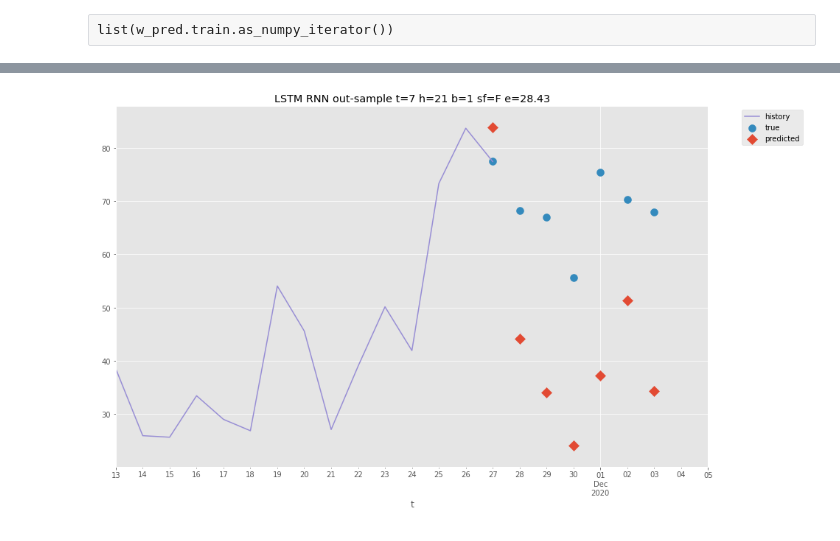
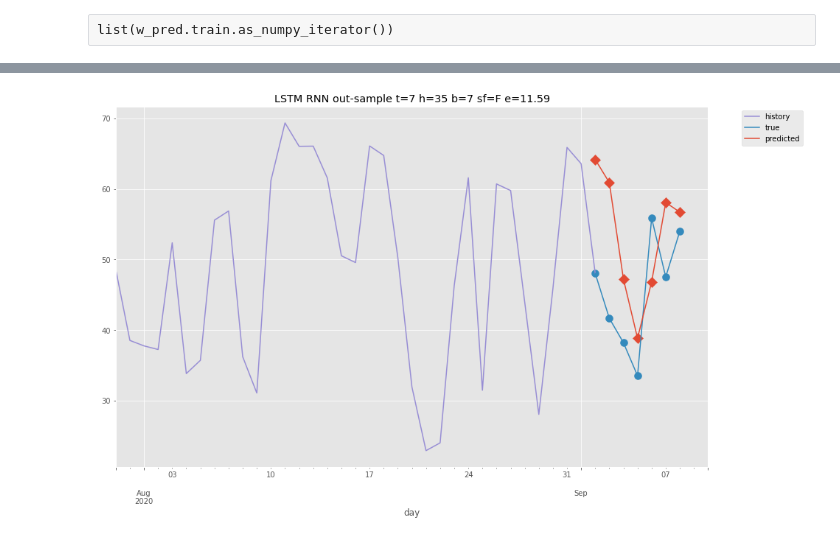
Before and after one commit to a4shubert/statslib, a Jupyter notebook: sandbox/STPB_LSTM_WITH_CLASS.ipynb, the cells around one changed output, grey strips where cells are left out. Drawn from its saved outputs; the diff is of its cells as text; code cells hidden in the pictures.

```diff
--- a/sandbox/STPB_LSTM_WITH_CLASS.ipynb
+++ b/sandbox/STPB_LSTM_WITH_CLASS.ipynb
@@ -71,5 +71,5 @@ FORECAST_HORIZON = 1; FORECAST_HORIZON
 # %% [output]
 1
 # %%
-INPUT_WIDTH = 50; INPUT_WIDTH
+INPUT_WIDTH = 100; INPUT_WIDTH
 # %% [output]
@@ -194,5 +216,5 @@ stb.stat_plots.plot_acf_pcf(y, kwargs_acf=dict(lags=90), kwargs_pacf=dict(lags=9
 # %%
-INP_W = 7*3
+INP_W = 7*5
 OUT_W = 7
-BATC_S = 1
+BATC_S = 7
 SHUFFLE = False
@@ -391,24 +414,24 @@ metric = stb.metrics.root_mean_squared_error
 # %%
 out_of_sample_error = metric(y, y_hat)
 
 fig, ax =plt.subplots(figsize=figsize)
-DM.dm.truncate(after=y_hat.index.min()).iloc[-int(15):]['v'].plot(ax=ax,
+DM.dm.truncate(after=y_hat.index.min()).iloc[-int(INP_W):]['v'].plot(ax=ax,
                                         color=stb.utils.plots.get_standard_colors()[2])
-# y.plot(ax=ax, color=stb.utils.plots.get_standard_colors()[1])
-# y_hat.plot(ax=ax, color=stb.utils.plots.get_standard_colors()[0])
+y.plot(ax=ax, color=stb.utils.plots.get_standard_colors()[1])
+y_hat.plot(ax=ax, color=stb.utils.plots.get_standard_colors()[0])
 
 ax.scatter(y.index, y.values, 100, color=stb.utils.plots.get_standard_colors()[1])
 ax.scatter(y_hat.index, y_hat.values, 100, marker='D', color=stb.utils.plots.get_standard_colors()[0])
 
 
 ax.legend(['history', 'true', 'predicted'], bbox_to_anchor=(1.05, 1), loc='upper left')
 
 ax.set_xlim(right=y.index.max() + DateOffset(days=2))
 
 plt.title(f'ForecastHorizon={OUT_W}days | Error={stb.metrics.root_mean_squared_error(y, y_hat):.4f}')
 title = f'LSTM RNN out-sample t={OUT_W} h={INP_W} b={BATC_S} sf={str(SHUFFLE)[0]} e={out_of_sample_error:.2f}'
 ax.set_title(title)
 plt.savefig(r'C:\temp\{}.png'.format(title), bbox_inches = 'tight', pad_inches = 0)
 plt.show()
 # %% [output]
-[figure, old version]
+[figure, new version]
```
Also changed, not shown: parts of 24 cells of this notebook.
